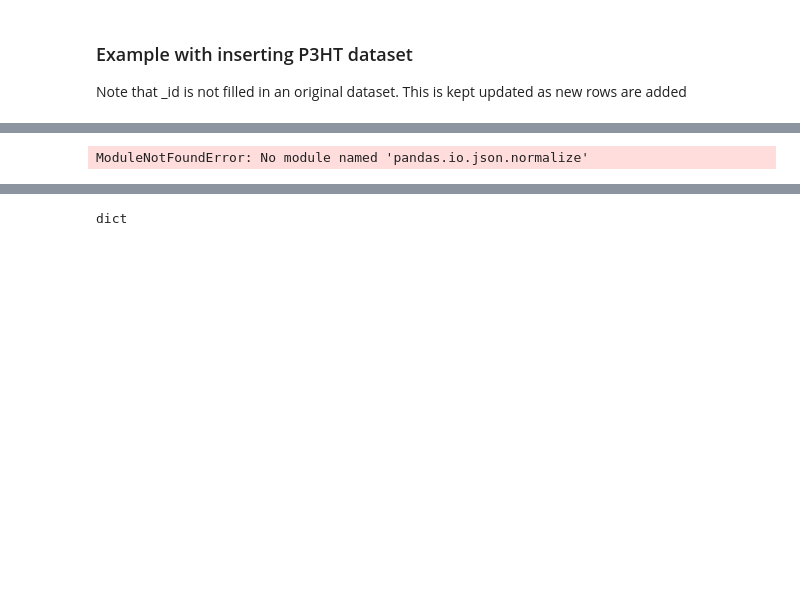
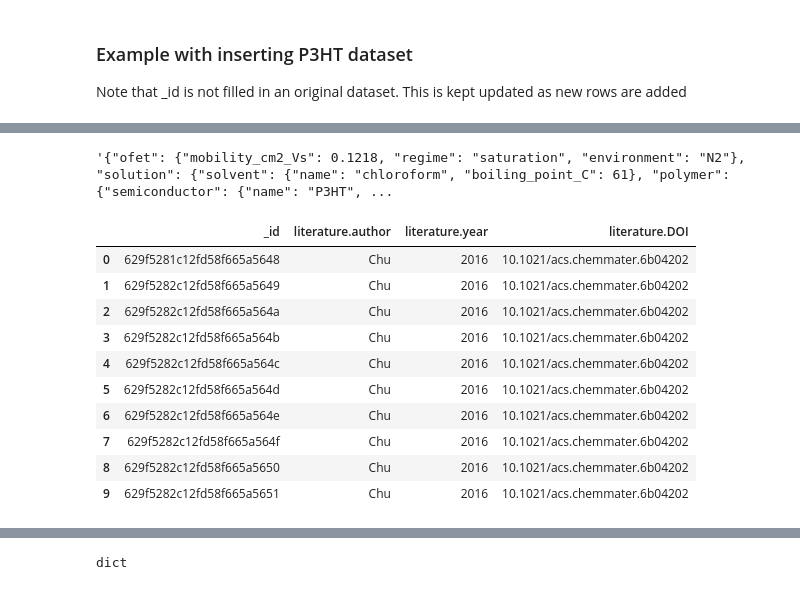
Before and after one commit to rvenkatesh6/ofet-db, a Jupyter notebook: db_sandbox_P3HT.ipynb, the cells around one changed output, grey strips where cells are left out. Saved outputs shown, nothing was run; the diff lists cells and outputs as text; code cells hidden in the pictures; blank space fills up the shorter version.

```diff
--- a/db_sandbox_P3HT.ipynb
+++ b/db_sandbox_P3HT.ipynb
@@ -12,7 +12,7 @@ import bson.json_util
 
 uri = "mongodb+srv://aliu319:LO9UfXxBfDEPPfcQ@aliu319-gt.t7rt0.mongodb.net/test?retryWrites=true&w=majority"
 db = "ofet-db"
-collection = "P3HT"
+collection = "sandbox"
 # %% [markdown]
 ### Example with inserting P3HT dataset
 
@@ -46,11 +113,24 @@ for i in [217]:
+# %%
+json_i
+# %% [output]
+'{"ofet": {"mobility_cm2_Vs": 0.1218, "regime": "saturation", "environment": "N2"}, "solution": {"solvent": {"name": "chloroform", "boiling_point_C": 61}, "polymer": {"semiconductor": {"name": "P3HT", ...
 # %%
+docs = read_mongo_docs(uri, db, collection, proj={"literature": 1})
 
-
-docs = read_mongo_docs(uri, db, collection, proj={"literature": 1})
-# normalize(docs)
 temp = pd.json_normalize(docs)
+temp
 # %% [output]
-ModuleNotFoundError: No module named 'pandas.io.json.normalize'
+|  | _id | literature.author | literature.year | literature.DOI |
+| 0 | 629f5281c12fd58f665a5648 | Chu | 2016 | 10.1021/acs.chemmater.6b04202 |
+| 1 | 629f5282c12fd58f665a5649 | Chu | 2016 | 10.1021/acs.chemmater.6b04202 |
+| 2 | 629f5282c12fd58f665a564a | Chu | 2016 | 10.1021/acs.chemmater.6b04202 |
+| 3 | 629f5282c12fd58f665a564b | Chu | 2016 | 10.1021/acs.chemmater.6b04202 |
+| 4 | 629f5282c12fd58f665a564c | Chu | 2016 | 10.1021/acs.chemmater.6b04202 |
+| 5 | 629f5282c12fd58f665a564d | Chu | 2016 | 10.1021/acs.chemmater.6b04202 |
+| 6 | 629f5282c12fd58f665a564e | Chu | 2016 | 10.1021/acs.chemmater.6b04202 |
+| 7 | 629f5282c12fd58f665a564f | Chu | 2016 | 10.1021/acs.chemmater.6b04202 |
+| 8 | 629f5282c12fd58f665a5650 | Chu | 2016 | 10.1021/acs.chemmater.6b04202 |
+| 9 | 629f5282c12fd58f665a5651 | Chu | 2016 | 10.1021/acs.chemmater.6b04202 |
 # %%
 query = {'solution.solvent.boiling_point_C': 61}
 proj = {'_id': 0, 'solution.polymer': 1}
```
Also changed, not shown: parts of 10 cells of this notebook.
